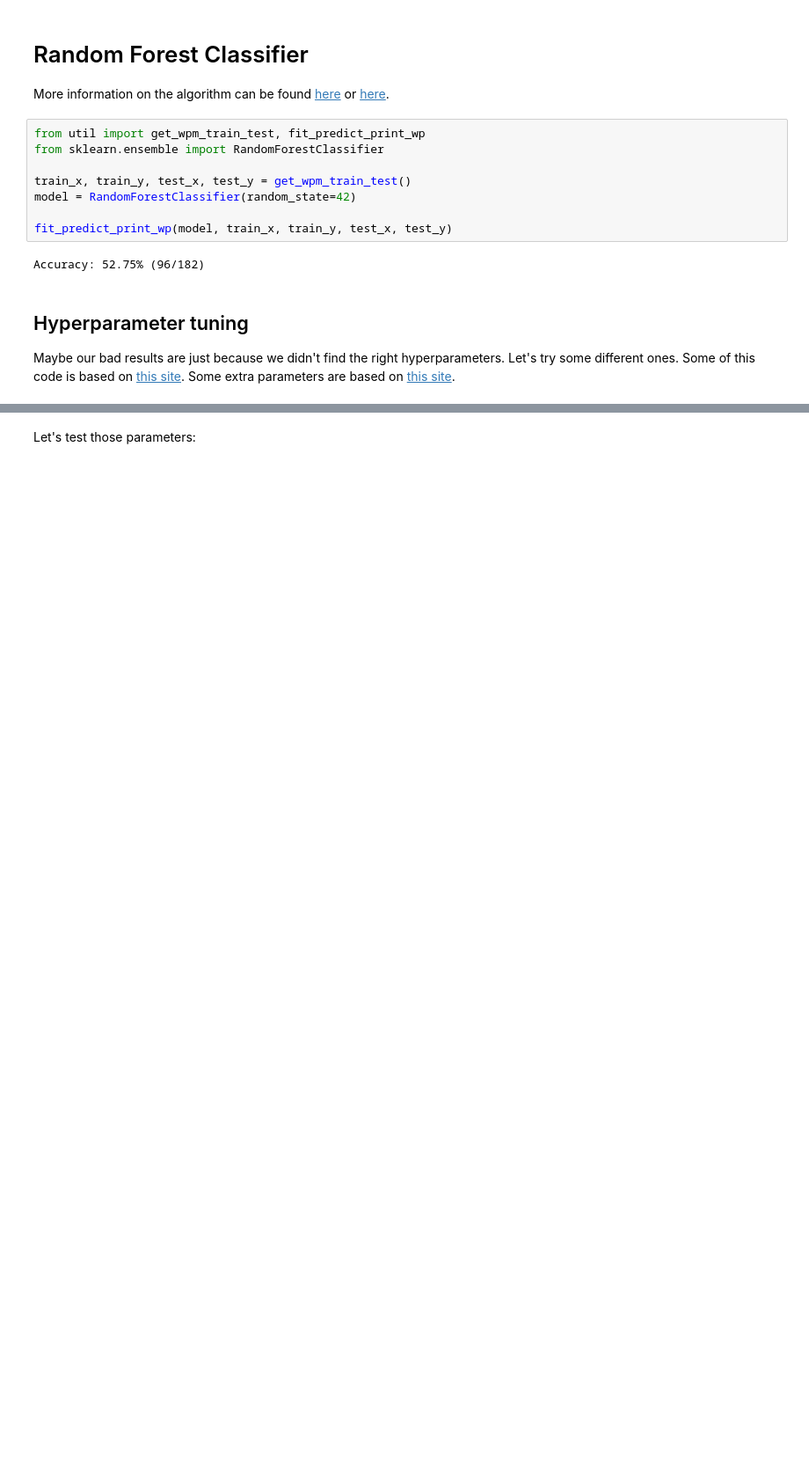
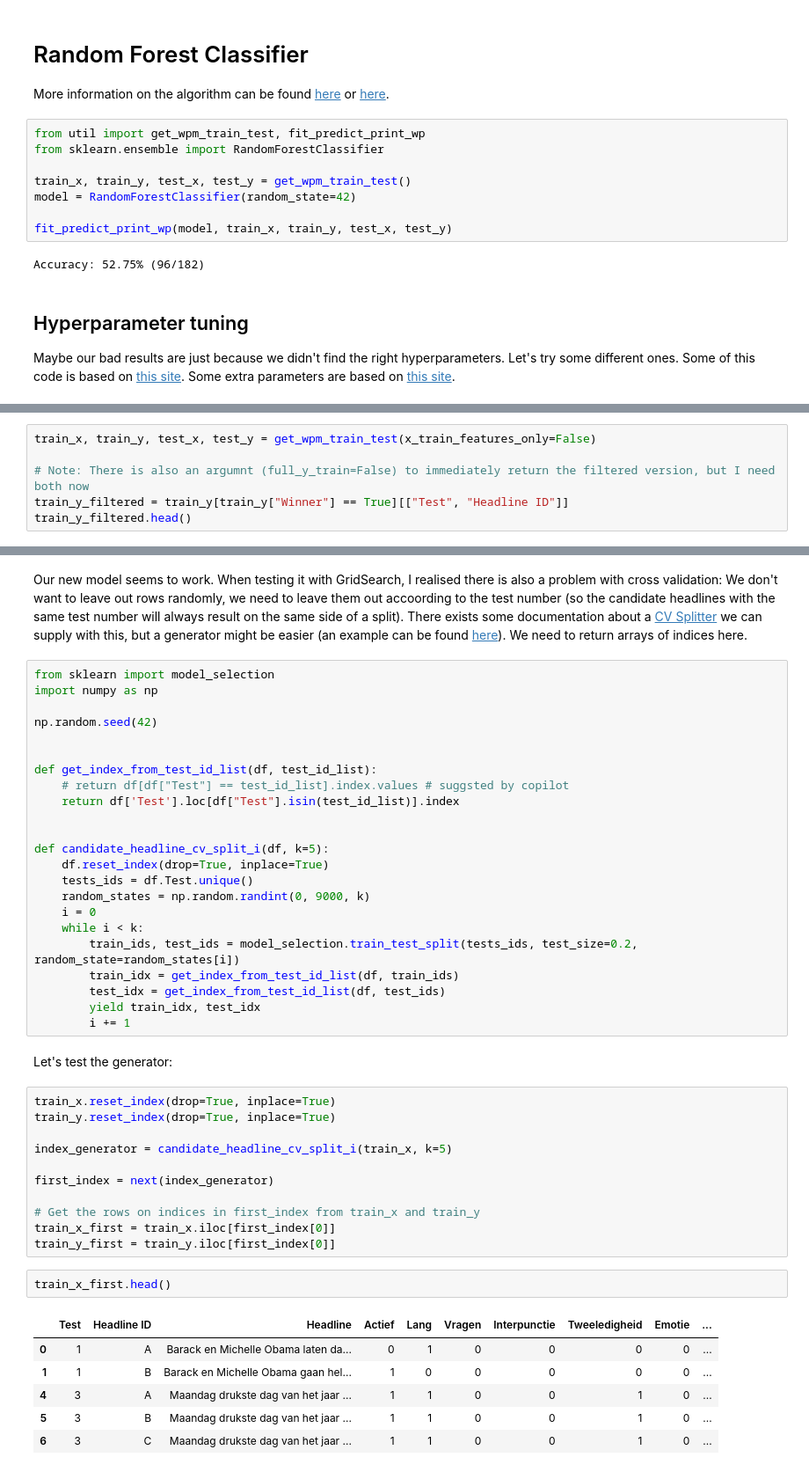
Before and after one commit to arnodeceuninck/news-headlines-research, a Jupyter notebook: 2b RandomForestClassifier.ipynb, the cells around one changed output, grey strips where cells are left out. Shown at 88% size. Saved outputs shown, nothing was run; the diff lists cells and outputs as text; blank space fills up the shorter version.

Commit message:
Fix bug randomforest classifier + Try more hyperparameter searches

```diff
--- a/2b RandomForestClassifier.ipynb
+++ b/2b RandomForestClassifier.ipynb
@@ -38,0 +107,6 @@ Fitting 5 folds for each of 140 candidates, totalling 700 fits
+# %%
+train_x, train_y, test_x, test_y = get_wpm_train_test(x_train_features_only=False)
+
+# Note: There is also an argumnt (full_y_train=False) to immediately return the filtered version, but I need both now
+train_y_filtered = train_y[train_y["Winner"] == True][["Test", "Headline ID"]]
+train_y_filtered.head()
@@ -39,2 +172,47 @@ Fitting 5 folds for each of 140 candidates, totalling 700 fits
+# %% [markdown]
+Our new model seems to work. When testing it with GridSearch, I realised there is also a problem with cross validation: We don't want to leave out rows randomly, we need to leave them out accoording to the test number (so the candidate headlines with the same test number will always result on the same side of a split). There exists some documentation about a [CV Splitter](https://scikit-learn.org/stable/glossary.html#term-CV-splitter) we can supply with this, but a generator might be easier (an example can be found [here](https://scikit-learn.org/stable/modules/cross_validation.html)). We need to return arrays of indices here.
+# %%
+from sklearn import model_selection
+import numpy as np
+
+np.random.seed(42)
+
+
+def get_index_from_test_id_list(df, test_id_list):
+    # return df[df["Test"] == test_id_list].index.values # suggsted by copilot
+    return df['Test'].loc[df["Test"].isin(test_id_list)].index
+
+
+def candidate_headline_cv_split_i(df, k=5):
+    df.reset_index(drop=True, inplace=True)
+    tests_ids = df.Test.unique()
+    random_states = np.random.randint(0, 9000, k)
+    i = 0
+    while i < k:
+        train_ids, test_ids = model_selection.train_test_split(tests_ids, test_size=0.2, random_state=random_states[i])
+        train_idx = get_index_from_test_id_list(df, train_ids)
+        test_idx = get_index_from_test_id_list(df, test_ids)
+        yield train_idx, test_idx
+        i += 1
 # %% [markdown]
-Let's test those parameters:
+Let's test the generator:
+# %%
+train_x.reset_index(drop=True, inplace=True)
+train_y.reset_index(drop=True, inplace=True)
+
+index_generator = candidate_headline_cv_split_i(train_x, k=5)
+
+first_index = next(index_generator)
+
+# Get the rows on indices in first_index from train_x and train_y
+train_x_first = train_x.iloc[first_index[0]]
+train_y_first = train_y.iloc[first_index[0]]
+# %%
+train_x_first.head()
+# %% [output]
+|  | Test | Headline ID | Headline | Actief | Lang | Vragen | Interpunctie | Tweeledigheid | Emotie | ... |
+| 0 | 1 | A | Barack en Michelle Obama laten da... | 0 | 1 | 0 | 0 | 0 | 0 | ... |
+| 1 | 1 | B | Barack en Michelle Obama gaan hel... | 1 | 0 | 0 | 0 | 0 | 0 | ... |
+| 4 | 3 | A | Maandag drukste dag van het jaar ... | 1 | 1 | 0 | 0 | 1 | 0 | ... |
+| 5 | 3 | B | Maandag drukste dag van het jaar ... | 1 | 1 | 0 | 0 | 1 | 0 | ... |
+| 6 | 3 | C | Maandag drukste dag van het jaar ... | 1 | 1 | 0 | 0 | 1 | 0 | ... |
```
Also changed, not shown: parts of 30 cells of this notebook, 5 other files.
